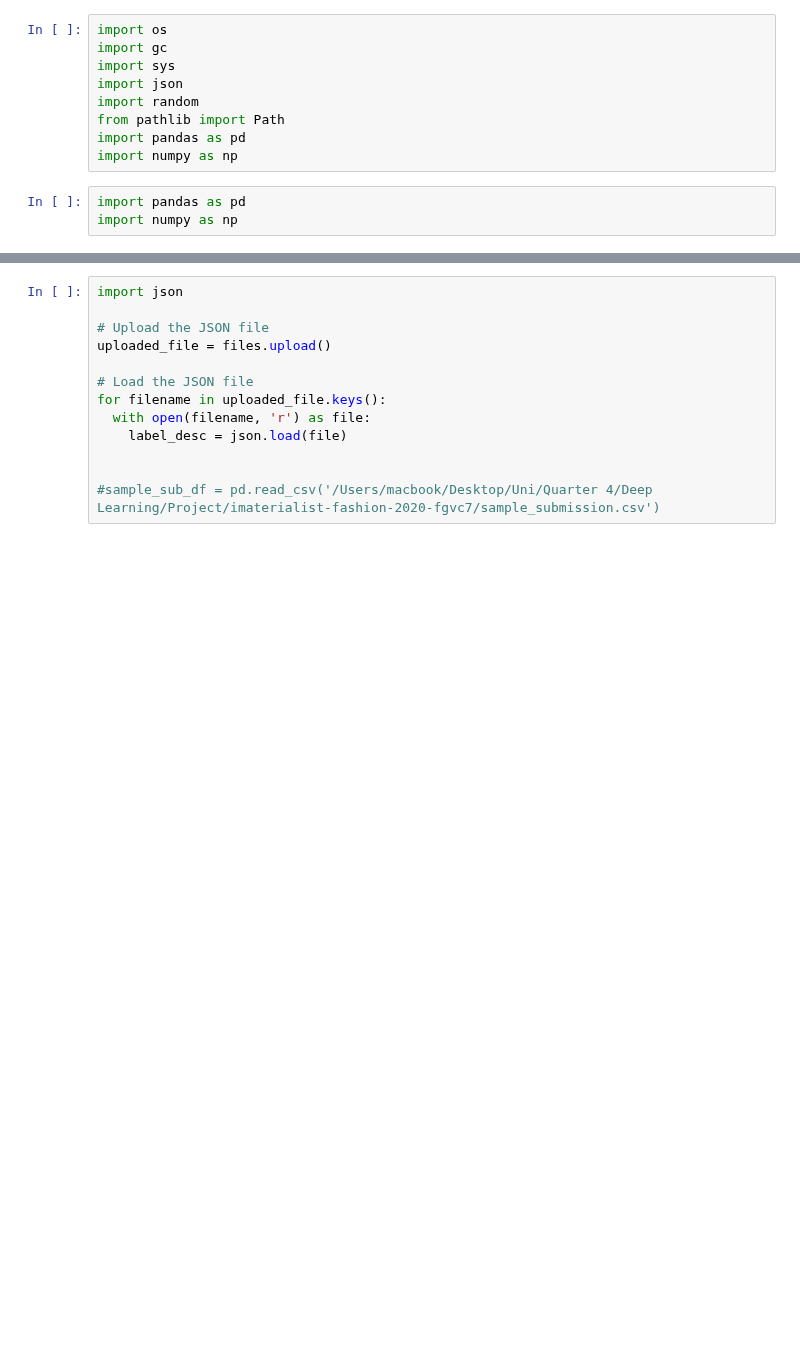
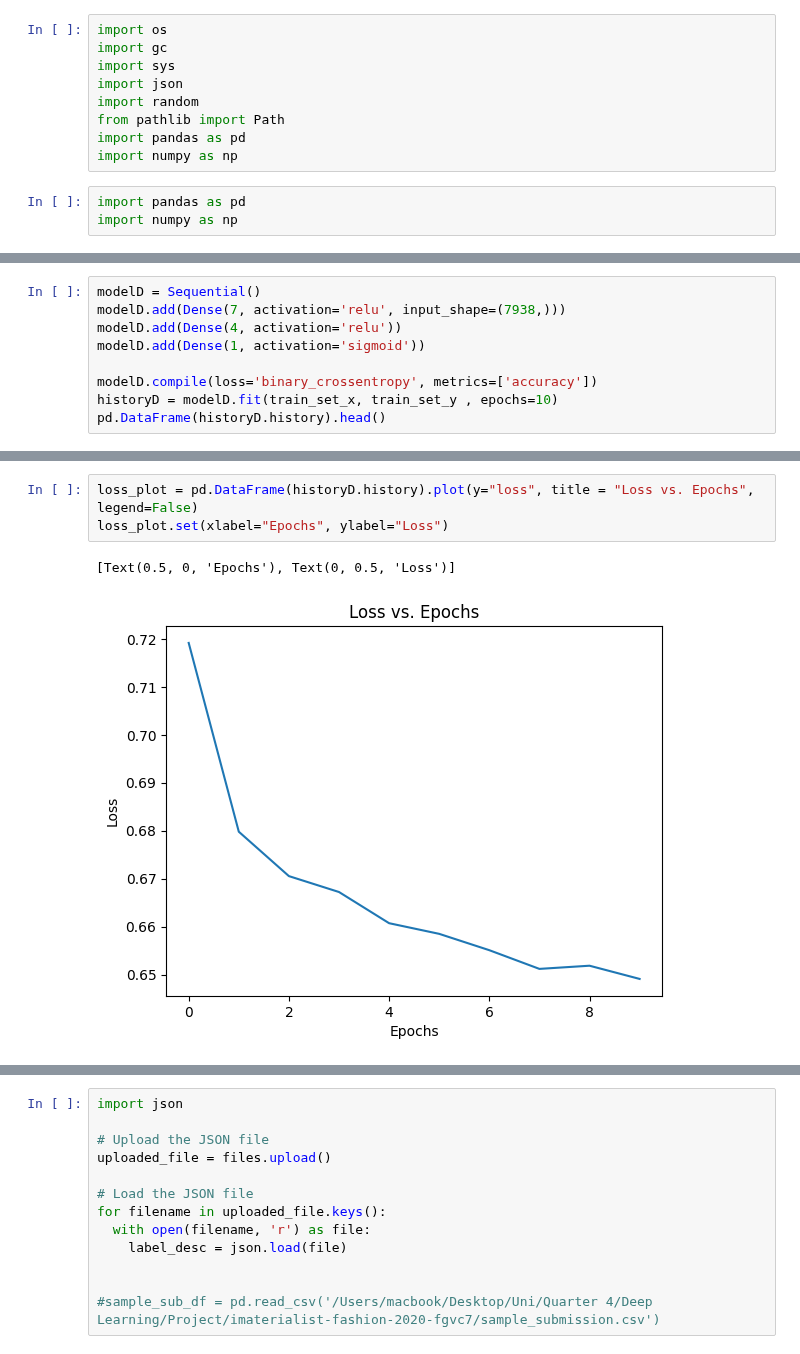
Before and after one commit to SamanZargarzadeh/Automatic-Image-Tagging-for-Fashion-E-commerce, a Jupyter notebook: Deep_Learning_Array_to_NN.ipynb, the cells around one changed output, grey strips where cells are left out. Saved outputs shown, nothing was run; the diff lists cells and outputs as text; blank space fills up the shorter version.

```diff
--- a/Deep_Learning_Array_to_NN.ipynb
+++ b/Deep_Learning_Array_to_NN.ipynb
@@ -41,0 +102,9 @@ import numpy as np
+# %%
+modelD = Sequential()
+modelD.add(Dense(7, activation='relu', input_shape=(7938,)))
+modelD.add(Dense(4, activation='relu'))
+modelD.add(Dense(1, activation='sigmoid'))
+
+modelD.compile(loss='binary_crossentropy', metrics=['accuracy'])
+historyD = modelD.fit(train_set_x, train_set_y , epochs=10)
+pd.DataFrame(historyD.history).head()
@@ -41,0 +138,6 @@ import numpy as np
+# %%
+loss_plot = pd.DataFrame(historyD.history).plot(y="loss", title = "Loss vs. Epochs", legend=False)
+loss_plot.set(xlabel="Epochs", ylabel="Loss")
+# %% [output]
+[Text(0.5, 0, 'Epochs'), Text(0, 0.5, 'Loss')]
+[figure, added]
```
Also changed, not shown: parts of 25 cells of this notebook.
